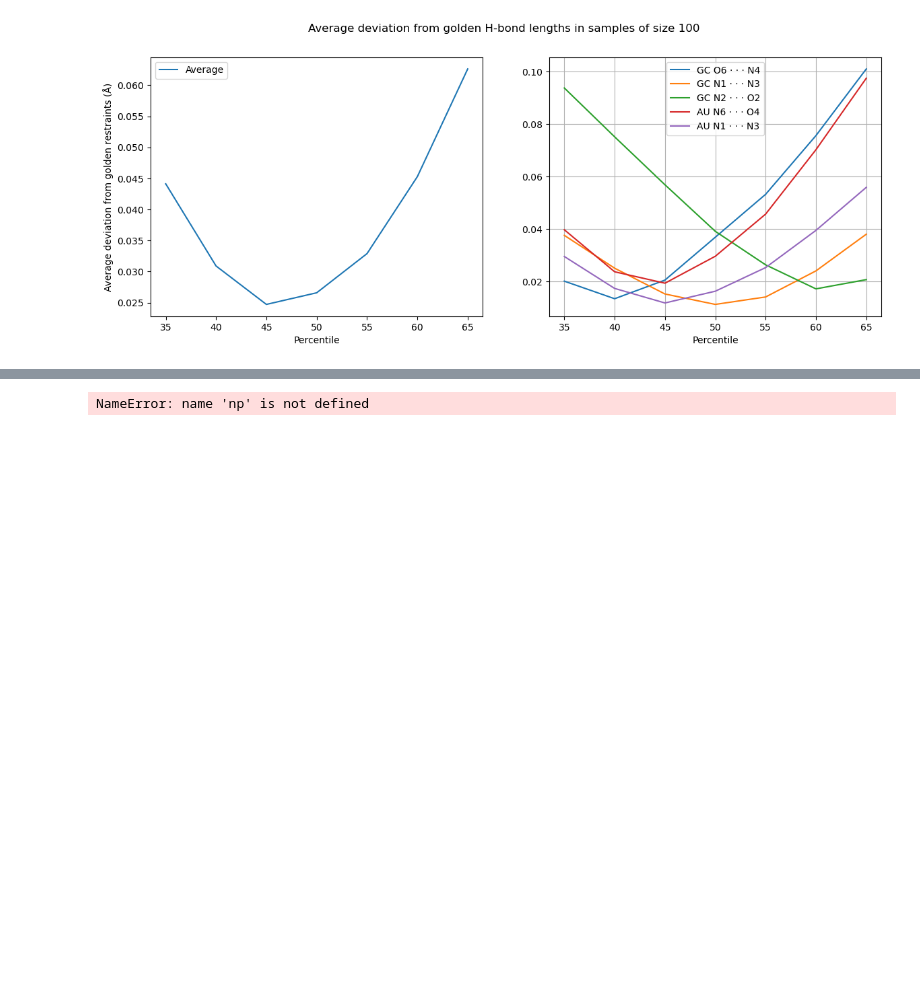
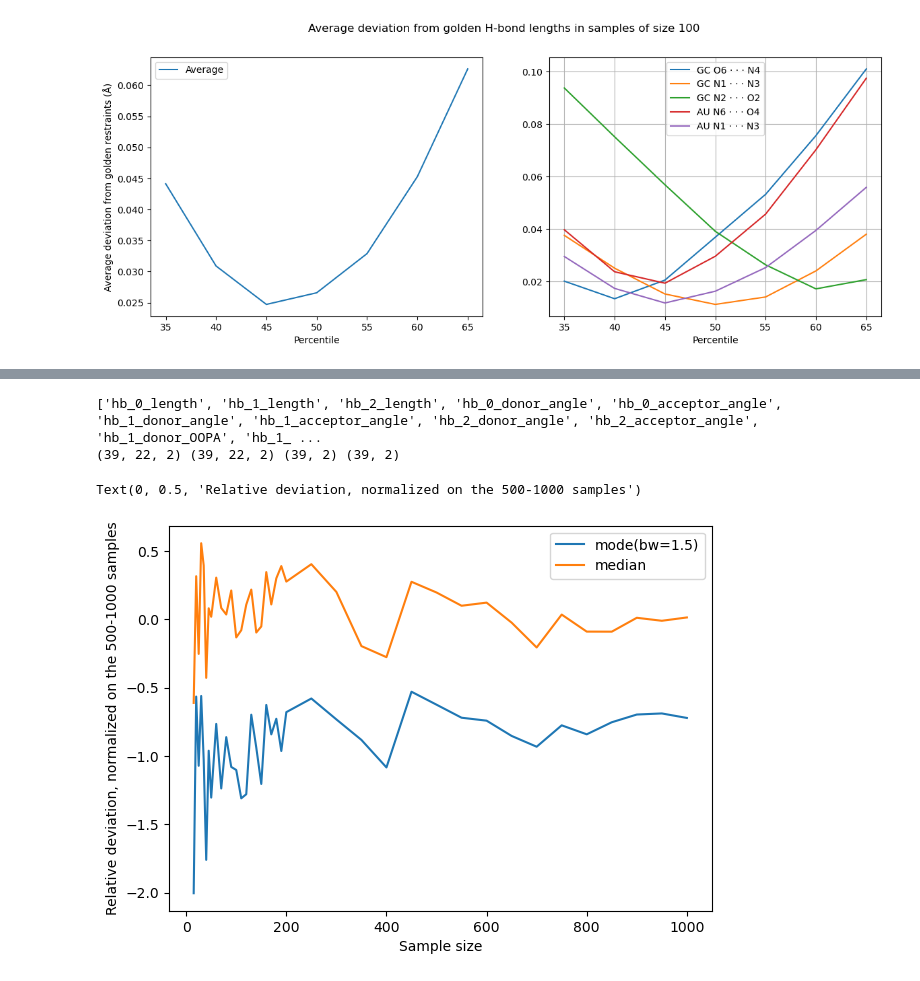
Before and after one commit to exyi/diplomka, a Jupyter notebook: pairclusters/pairs-canonical-stat-comparison.ipynb, the cells around one changed output, grey strips where cells are left out. Drawn from its saved outputs; the diff is of its cells as text; code cells hidden in the pictures; blank space fills up the shorter version.

```diff
--- a/pairclusters/pairs-canonical-stat-comparison.ipynb
+++ b/pairclusters/pairs-canonical-stat-comparison.ipynb
@@ -315,23 +332,31 @@ for i, sample_size in enumerate(sample_sizes):
 # %%
 sample1000_metrics = np.mean(sample_size_stat_matrix[0, :, :, :], axis=(0))
 # print(modes)
 # print(sample1000_metrics)
 # print(total_gc_allparams[:, [21, 7]])
 
 sample_size_deviation = \
-    np.mean([ np.abs(sample_size_stat_matrix - total_gc_allparams[:, [21, 7]]) for sample_size_stat_matrix in sample_size_stat_matrix ], axis=1)
-sample_size_deviation_normalized = sample_size_deviation / np.broadcast_to(np.transpose([np.mean(np.mean(sample_size_deviation[0:10, ...], axis=2), axis=0)]), (len(all_params_gc), 2))
+    np.mean([ (sample_size_stat_matrix - total_gc_allparams[:, [21, 7]]) for sample_size_stat_matrix in sample_size_stat_matrix ], axis=1)
+sample_size_deviation_normalized = sample_size_deviation / np.broadcast_to(np.transpose([np.mean(np.mean(np.abs(sample_size_deviation[0:10, ...]), axis=2), axis=0)]), (len(all_params_gc), 2))
 # print(sample_size_deviation_normalized[0])
 print(all_params_gc)
-# print(sample_size_deviation_normalized.shape)
+print(sample_size_deviation.shape, sample_size_deviation_normalized.shape, np.mean(sample_size_deviation_normalized, axis=1).shape, np.std(sample_size_deviation_normalized, axis=1).shape)
 plt.subplots(1, 1, figsize=(7, 5))
-plt.errorbar(
-    sample_sizes,
-    np.mean(sample_size_deviation_normalized, axis=1),
-    yerr=np.std(sample_size_deviation_normalized, axis=1)
-)
+for i in range(2):
+    plt.errorbar(
+        sample_sizes,
+        np.mean(sample_size_deviation_normalized[:, :, i], axis=1),
+        # yerr=np.std(sample_size_deviation_normalized[:, :, i], axis=1),
+        # yerr=(
+        #     np.quantile(sample_size_deviation_normalized[:, :, i], 0.10, axis=1),
+        #     np.quantile(sample_size_deviation_normalized[:, :, i], 0.90, axis=1)
+        # )
+    )
 plt.legend([ "mode(bw=1.5)", "median" ])
 plt.xlabel("Sample size")
-plt.ylabel("Relative deviation, normalized on the 500-1000")
+plt.ylabel("Relative deviation, normalized on 500-1000 samples")
 # %% [output]
-NameError: name 'np' is not defined
+['hb_0_length', 'hb_1_length', 'hb_2_length', 'hb_0_donor_angle', 'hb_0_acceptor_angle', 'hb_1_donor_angle', 'hb_1_acceptor_angle', 'hb_2_donor_angle', 'hb_2_acceptor_angle', 'hb_1_donor_OOPA', 'hb_1_ ...
+(39, 22, 2) (39, 22, 2) (39, 2) (39, 2)
+Text(0, 0.5, 'Relative deviation, normalized on the 500-1000 samples')
+[figure, added]
```
Also changed, not shown: parts of 7 cells of this notebook, 14 other files.
